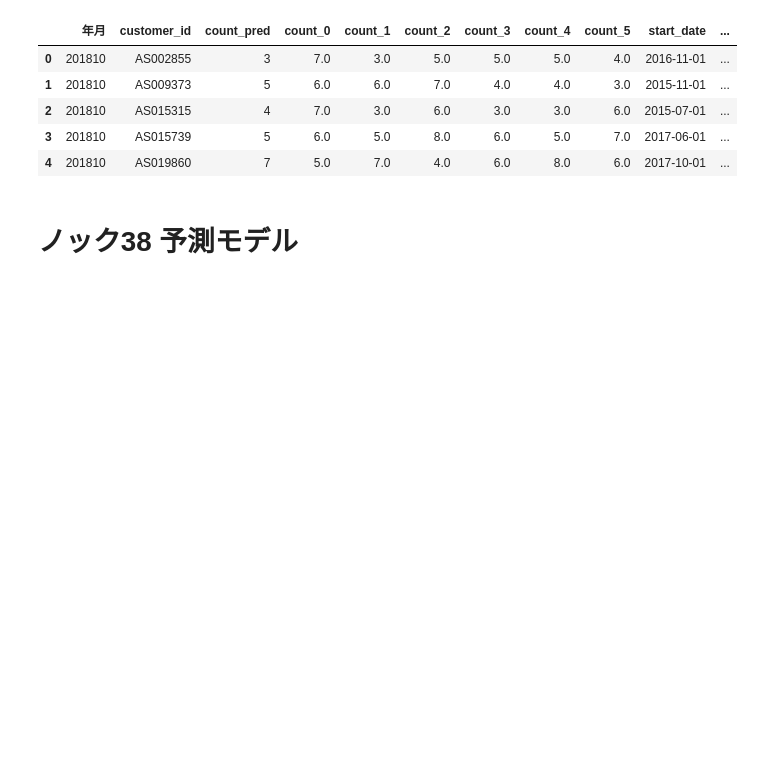
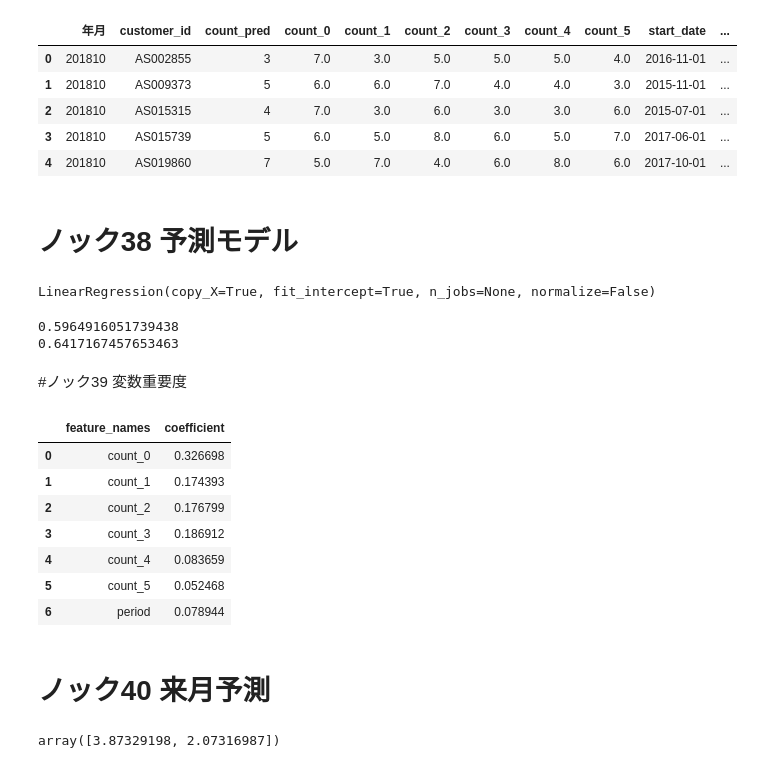
Before and after one commit to machio1985/Python_100_knock, a Jupyter notebook: Python100pon_chapter4.ipynb, the cells around one changed output. Cells and saved outputs as stored; diff of their text form; code cells hidden in the pictures; blank space fills up the shorter version.

```diff
--- a/Python100pon_chapter4.ipynb
+++ b/Python100pon_chapter4.ipynb
@@ -219,3 +219,44 @@ See the caveats in the documentation: https://pandas.pydata.org/pandas-docs/stab
 | 4 | 201810 | AS019860 | 7 | 5.0 | 7.0 | 4.0 | 6.0 | 8.0 | 6.0 | 2017-10-01 | ... |
 # %% [markdown]
 # ノック38 予測モデル
+# %%
+predict_data = predict_data.loc[predict_data["start_date"]>pd.to_datetime("20180401")]
+from sklearn import linear_model
+import sklearn.model_selection
+model = linear_model.LinearRegression()
+X = predict_data[["count_0","count_1","count_2","count_3","count_4","count_5","period"]]
+y = predict_data["count_pred"]
+X_train , X_test,y_train,y_test = sklearn.model_selection.train_test_split(X,y)
+model.fit(X_train,y_train)
+# %% [output]
+LinearRegression(copy_X=True, fit_intercept=True, n_jobs=None, normalize=False)
+# %%
+print(model.score(X_train,y_train))
+print(model.score(X_test,y_test))
+# %% [output]
+0.5964916051739438
+0.6417167457653463
+# %% [markdown]
+#ノック39 変数重要度
+# %%
+coef = pd.DataFrame({"feature_names":X.columns,
+                     "coefficient":model.coef_})
+coef
+# %% [output]
+|  | feature_names | coefficient |
+| 0 | count_0 | 0.326698 |
+| 1 | count_1 | 0.174393 |
+| 2 | count_2 | 0.176799 |
+| 3 | count_3 | 0.186912 |
+| 4 | count_4 | 0.083659 |
+| 5 | count_5 | 0.052468 |
+| 6 | period | 0.078944 |
+# %% [markdown]
+# ノック40 来月予測
+# %%
+x1 = [3,4,4,6,8,7,8]
+x2 = [2,2,3,3,4,6,8]
+x_pred = [x1,x2]
+model.predict(x_pred)
+# %% [output]
+array([3.87329198, 2.07316987])
```
Also changed, not shown: parts of 1 cell of this notebook.
